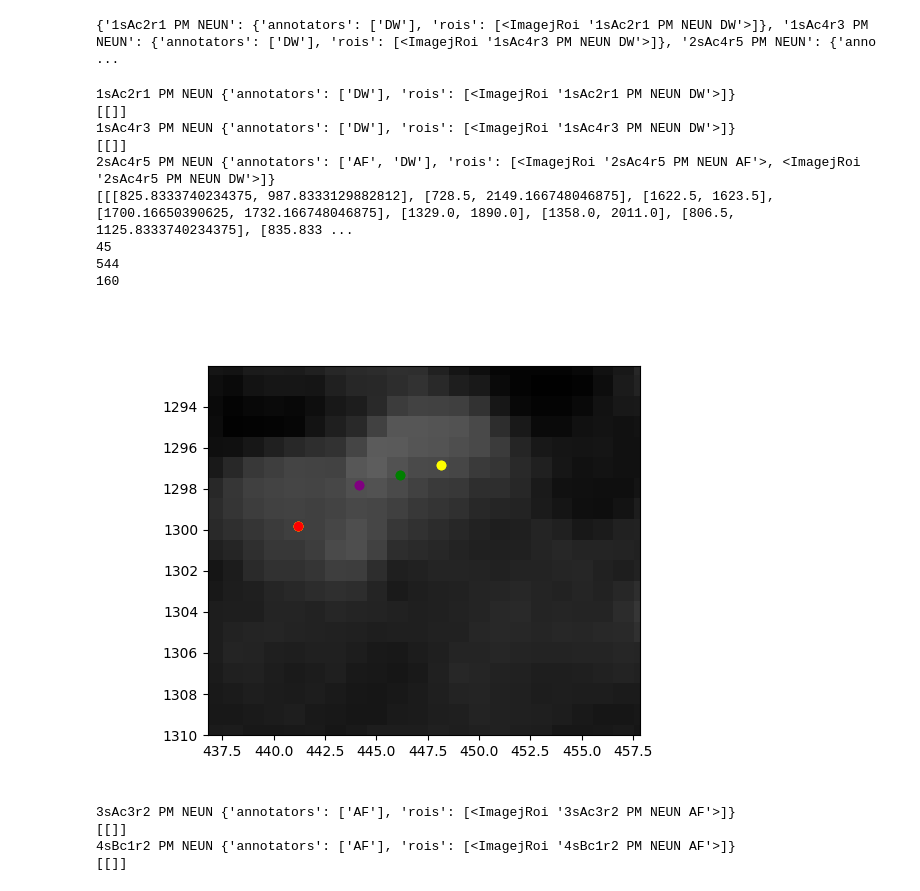
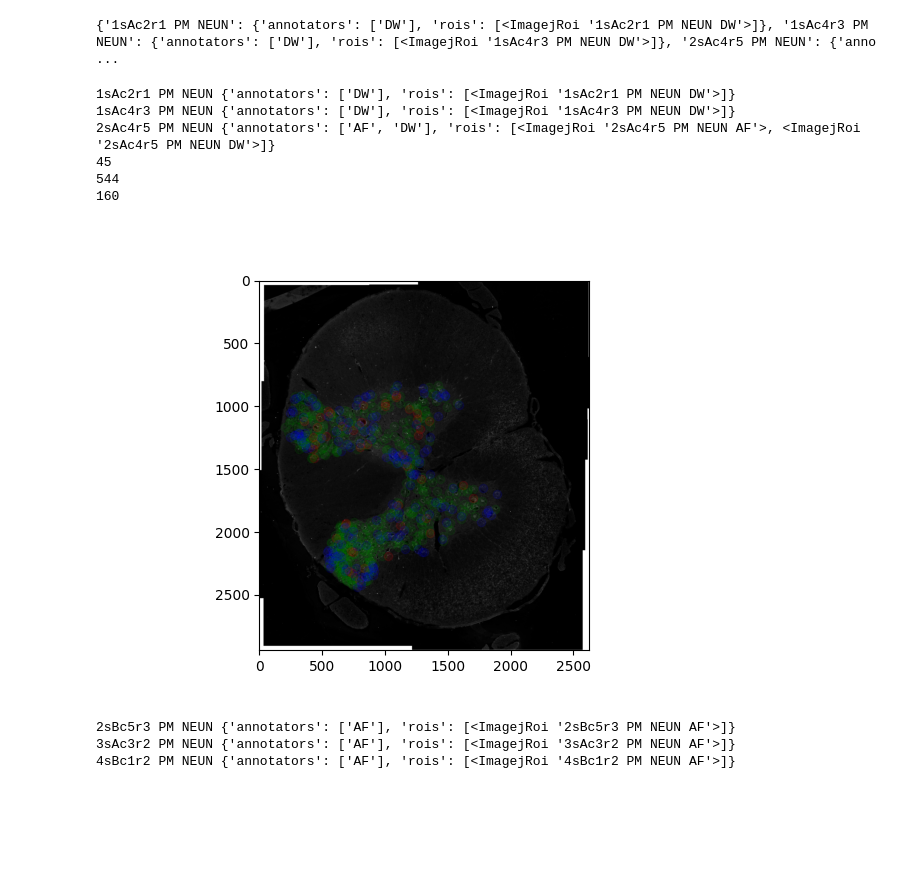
Before and after one commit to gatordevin/BrainStemSegmenter, a Jupyter notebook: objectOriented/matchAnnotations.ipynb, the cells around one changed output. Cells and saved outputs as stored; diff of their text form; code cells hidden in the pictures; blank space fills up the shorter version.

```diff
--- a/objectOriented/matchAnnotations.ipynb
+++ b/objectOriented/matchAnnotations.ipynb
@@ -90,44 +91,39 @@ for idx, (image_name, annotators) in enumerate(annotation_dict.items()):
                 match_count+=1
                 match.append(min_coord)
                 match_indexes.append(min_coord_idx)
             else:
                 match.append([])
                 match_indexes.append(None)
 
         if(match_count/len(temp_coords)>min_agreeance):
             coord_matches[annotator_index].append(match)
             for index_offset in range(len(temp_coords)):
                 other_annotator_index = annotator_index+index_offset
                 if(other_annotator_index>len(temp_coords)-1):
                     other_annotator_index -= len(temp_coords)
                 temp_coords[other_annotator_index].pop(match_indexes[index_offset])
         else:
             coord_index+=1
-    print(temp_coords)
     if(len(temp_coords)>1):
         image = io.imread(data_dir + "/" + image_name + ".tif")
         plt.imshow(image)
         print(len(temp_coords[annotator_index]))
         print(len(compiled_coords[annotator_index]))
         print(len(temp_coords[annotator_index+1]))
-        plt.scatter([match[0] for match in compiled_coords[annotator_index]],[match[1] for match in compiled_coords[annotator_index]], marker='o', color="yellow")
-        plt.scatter([match[0] for match in compiled_coords[annotator_index+1]],[match[1] for match in compiled_coords[annotator_index+1]], marker='o', color="purple")
-        plt.scatter([(match[0][0]+match[1][0])/2 for match in coord_matches[0]],[(match[0][1]+match[1][1])/2 for match in coord_matches[0]], marker='o', color="green")
-        plt.scatter([match[0] for match in temp_coords[annotator_index]],[match[1] for match in temp_coords[annotator_index]], marker='o', color="red")
-        plt.scatter([match[0] for match in temp_coords[annotator_index+1]],[match[1] for match in temp_coords[annotator_index+1]], marker='o', color="blue")
+        # plt.scatter([match[0] for match in compiled_coords[annotator_index]],[match[1] for match in compiled_coords[annotator_index]], marker='o', color="yellow", alpha=0.1)
+        # plt.scatter([match[0] for match in compiled_coords[annotator_index+1]],[match[1] for match in compiled_coords[annotator_index+1]], marker='o', color="purple", alpha=0.1)
+        plt.scatter([(match[0][0]+match[1][0])/2 for match in coord_matches[0]],[(match[0][1]+match[1][1])/2 for match in coord_matches[0]], marker='o', color="green", alpha=0.1)
+        plt.scatter([match[0] for match in temp_coords[annotator_index]],[match[1] for match in temp_coords[annotator_index]], marker='o', color="red", alpha=0.1)
+        plt.scatter([match[0] for match in temp_coords[annotator_index+1]],[match[1] for match in temp_coords[annotator_index+1]], marker='o', color="blue", alpha=0.1)
         plt.show()
 # %% [output]
 1sAc2r1 PM NEUN {'annotators': ['DW'], 'rois': [<ImagejRoi '1sAc2r1 PM NEUN DW'>]}
-[[]]
 1sAc4r3 PM NEUN {'annotators': ['DW'], 'rois': [<ImagejRoi '1sAc4r3 PM NEUN DW'>]}
-[[]]
 2sAc4r5 PM NEUN {'annotators': ['AF', 'DW'], 'rois': [<ImagejRoi '2sAc4r5 PM NEUN AF'>, <ImagejRoi '2sAc4r5 PM NEUN DW'>]}
-[[[825.8333740234375, 987.8333129882812], [728.5, 2149.166748046875], [1622.5, 1623.5], [1700.16650390625, 1732.166748046875], [1329.0, 1890.0], [1358.0, 2011.0], [806.5, 1125.8333740234375], [835.833 ...
 45
 544
 160
-[figure, old version]
+[figure, new version]
+2sBc5r3 PM NEUN {'annotators': ['AF'], 'rois': [<ImagejRoi '2sBc5r3 PM NEUN AF'>]}
 3sAc3r2 PM NEUN {'annotators': ['AF'], 'rois': [<ImagejRoi '3sAc3r2 PM NEUN AF'>]}
-[[]]
 4sBc1r2 PM NEUN {'annotators': ['AF'], 'rois': [<ImagejRoi '4sBc1r2 PM NEUN AF'>]}
-[[]]
```
Also changed, not shown: parts of 1 cell of this notebook, 1 other file.
